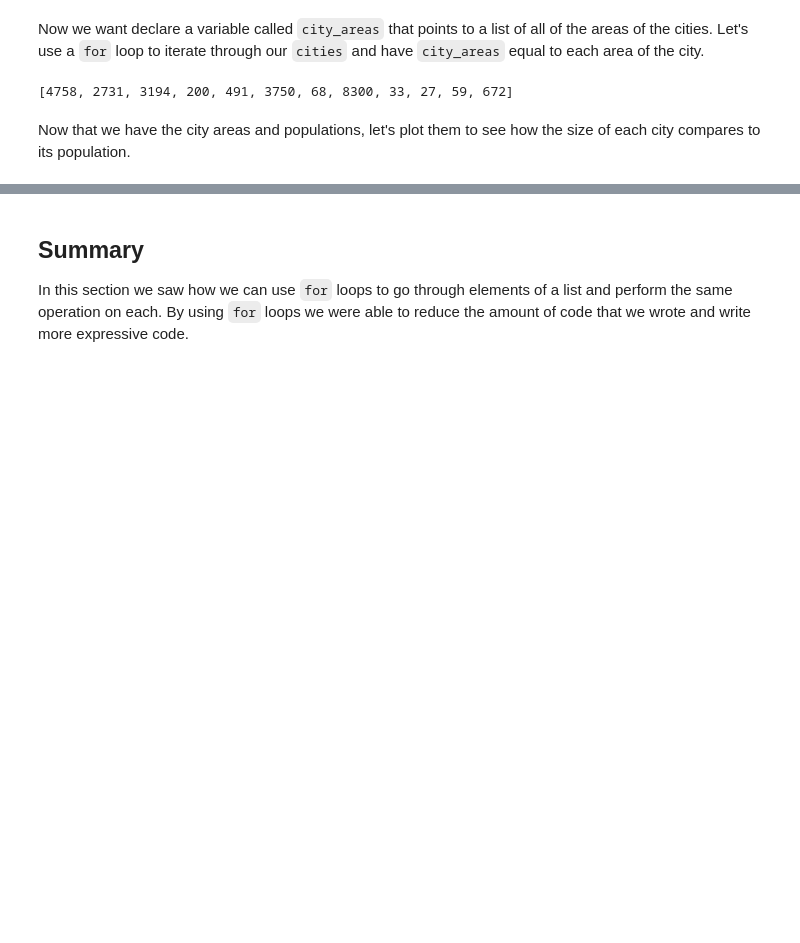
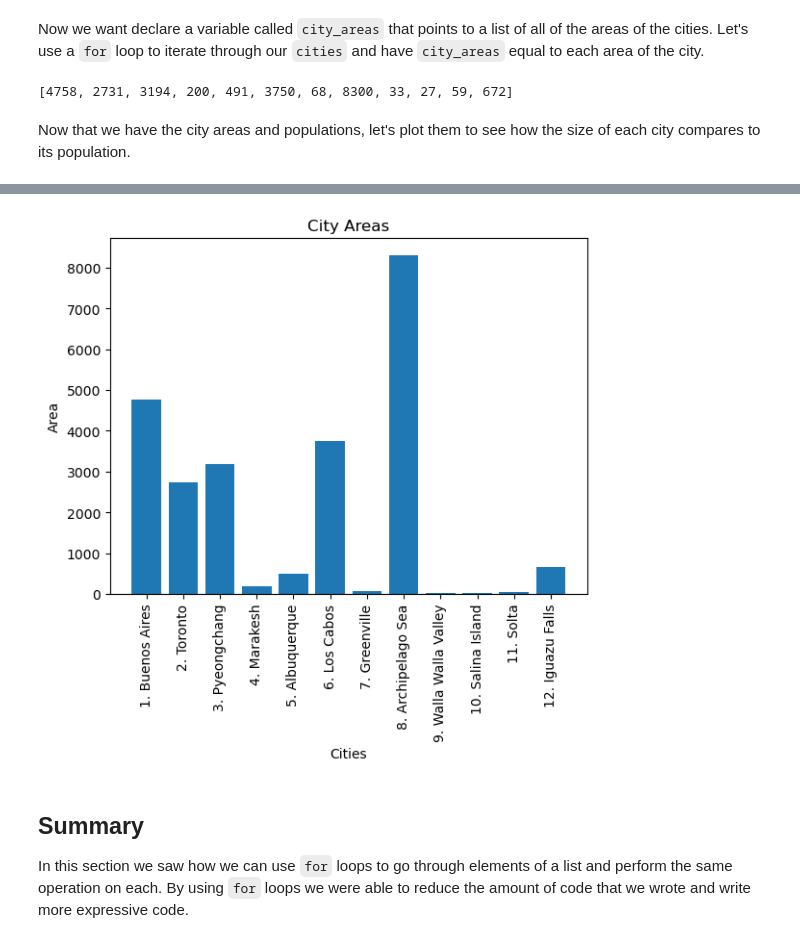
Before and after one commit to carol-maina/dsc-looping-over-collections-lab, a Jupyter notebook: index.ipynb, the cells around one changed output, grey strips where cells are left out. Saved outputs shown, nothing was run; the diff lists cells and outputs as text; code cells hidden in the pictures; blank space fills up the shorter version.

```diff
--- a/index.ipynb
+++ b/index.ipynb
@@ -230,11 +258,13 @@ plt.show()
 # %%
-plt.bar(names_and_ranks, city_areas)
+plt.bar(names_and_ranks, City_areas)
 plt.ylabel('Area')
 plt.xlabel('Cities')
 plt.title('City Areas')
 plt.xticks(rotation='vertical')
 
 plt.show()
+# %% [output]
+[figure, added]
 # %% [markdown]
 ## Summary
 
```
Also changed, not shown: parts of 18 cells of this notebook.
